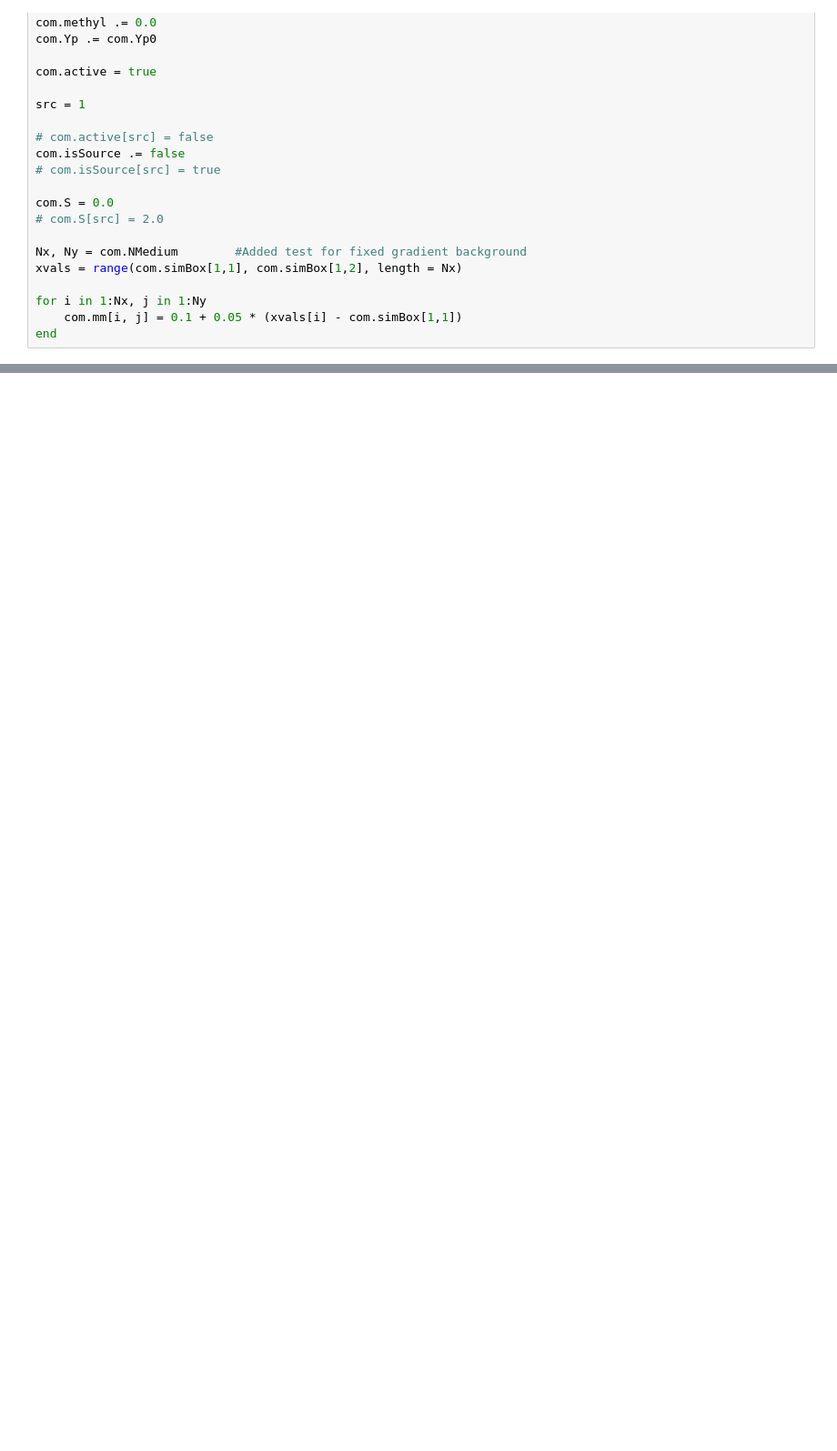
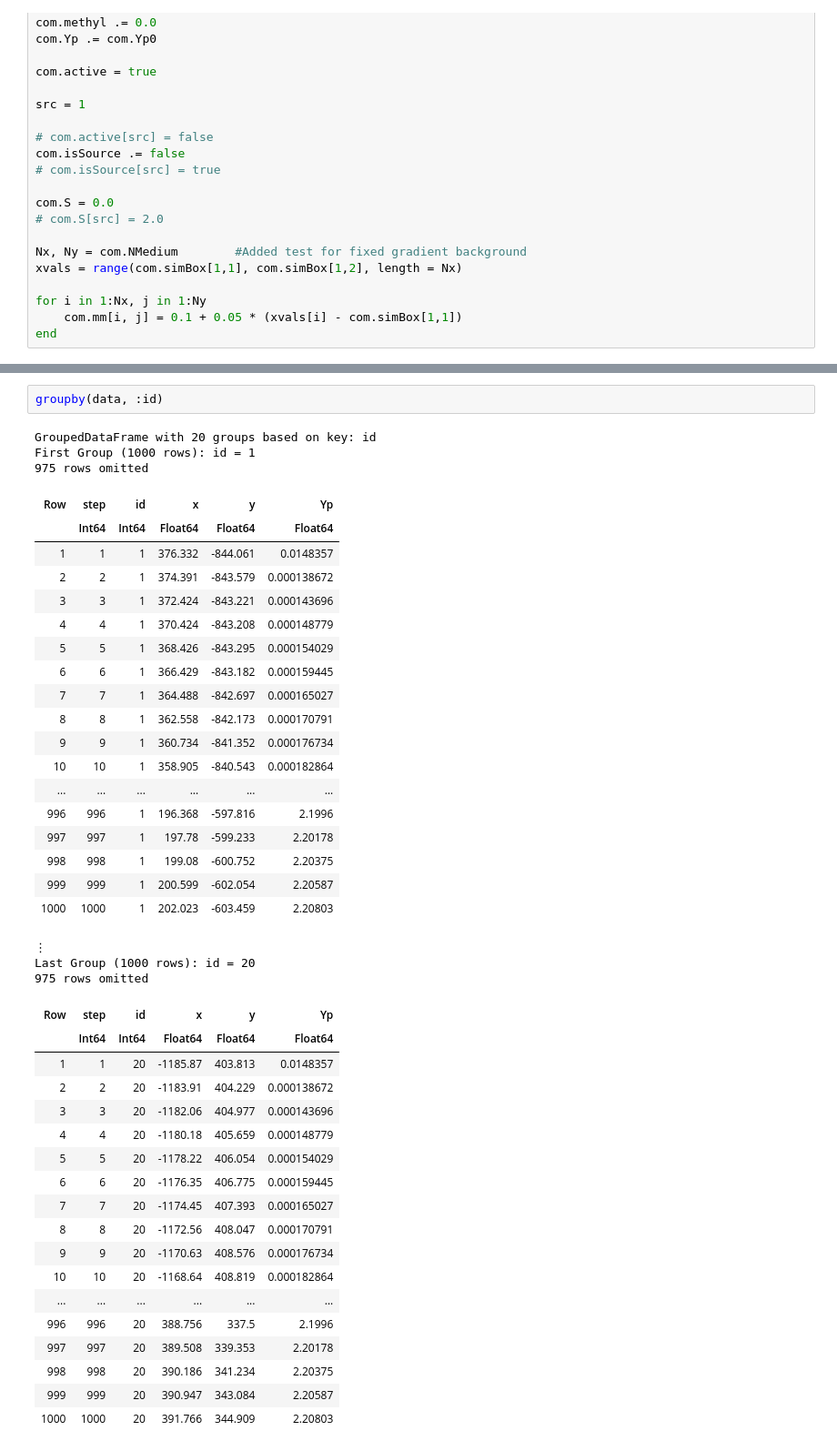
Before and after one commit to jmarib/CellBasedModels.jl, a Jupyter notebook: examples/dufour_model_chemotaxis.ipynb, the cells around one changed output, grey strips where cells are left out. Shown at 91% size. Cells and saved outputs as stored; diff of their text form; blank space fills up the shorter version.

```diff
--- a/examples/dufour_model_chemotaxis.ipynb
+++ b/examples/dufour_model_chemotaxis.ipynb
@@ -618,0 +659,45 @@ end
+# %%
+groupby(data, :id)
+# %% [output]
+GroupedDataFrame with 20 groups based on key: id
+First Group (1000 rows): id = 1
+975 rows omitted
+| Row | step | id | x | y | Yp |
+|  | Int64 | Int64 | Float64 | Float64 | Float64 |
+| 1 | 1 | 1 | 376.332 | -844.061 | 0.0148357 |
+| 2 | 2 | 1 | 374.391 | -843.579 | 0.000138672 |
+| 3 | 3 | 1 | 372.424 | -843.221 | 0.000143696 |
+| 4 | 4 | 1 | 370.424 | -843.208 | 0.000148779 |
+| 5 | 5 | 1 | 368.426 | -843.295 | 0.000154029 |
+| 6 | 6 | 1 | 366.429 | -843.182 | 0.000159445 |
+| 7 | 7 | 1 | 364.488 | -842.697 | 0.000165027 |
+| 8 | 8 | 1 | 362.558 | -842.173 | 0.000170791 |
+| 9 | 9 | 1 | 360.734 | -841.352 | 0.000176734 |
+| 10 | 10 | 1 | 358.905 | -840.543 | 0.000182864 |
+| ... | ... | ... | ... | ... | ... |
+| 996 | 996 | 1 | 196.368 | -597.816 | 2.1996 |
+| 997 | 997 | 1 | 197.78 | -599.233 | 2.20178 |
+| 998 | 998 | 1 | 199.08 | -600.752 | 2.20375 |
+| 999 | 999 | 1 | 200.599 | -602.054 | 2.20587 |
+| 1000 | 1000 | 1 | 202.023 | -603.459 | 2.20803 |
+⋮
+Last Group (1000 rows): id = 20
+975 rows omitted
+| Row | step | id | x | y | Yp |
+|  | Int64 | Int64 | Float64 | Float64 | Float64 |
+| 1 | 1 | 20 | -1185.87 | 403.813 | 0.0148357 |
+| 2 | 2 | 20 | -1183.91 | 404.229 | 0.000138672 |
+| 3 | 3 | 20 | -1182.06 | 404.977 | 0.000143696 |
+| 4 | 4 | 20 | -1180.18 | 405.659 | 0.000148779 |
+| 5 | 5 | 20 | -1178.22 | 406.054 | 0.000154029 |
+| 6 | 6 | 20 | -1176.35 | 406.775 | 0.000159445 |
+| 7 | 7 | 20 | -1174.45 | 407.393 | 0.000165027 |
+| 8 | 8 | 20 | -1172.56 | 408.047 | 0.000170791 |
+| 9 | 9 | 20 | -1170.63 | 408.576 | 0.000176734 |
+| 10 | 10 | 20 | -1168.64 | 408.819 | 0.000182864 |
+| ... | ... | ... | ... | ... | ... |
+| 996 | 996 | 20 | 388.756 | 337.5 | 2.1996 |
+| 997 | 997 | 20 | 389.508 | 339.353 | 2.20178 |
+| 998 | 998 | 20 | 390.186 | 341.234 | 2.20375 |
+| 999 | 999 | 20 | 390.947 | 343.084 | 2.20587 |
+| 1000 | 1000 | 20 | 391.766 | 344.909 | 2.20803 |
```
Also changed, not shown: parts of 12 cells of this notebook, 2 other files.
